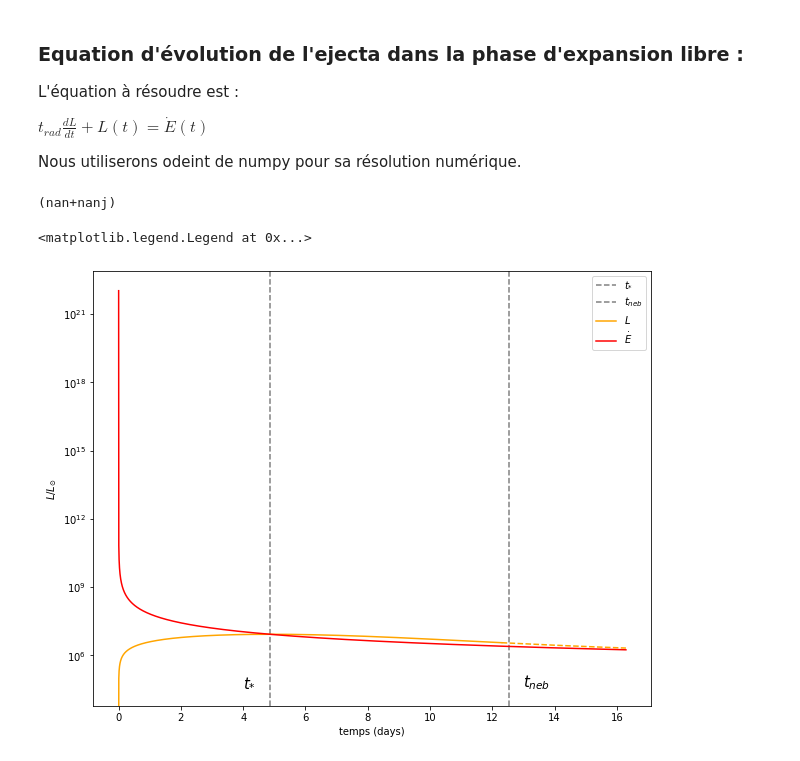
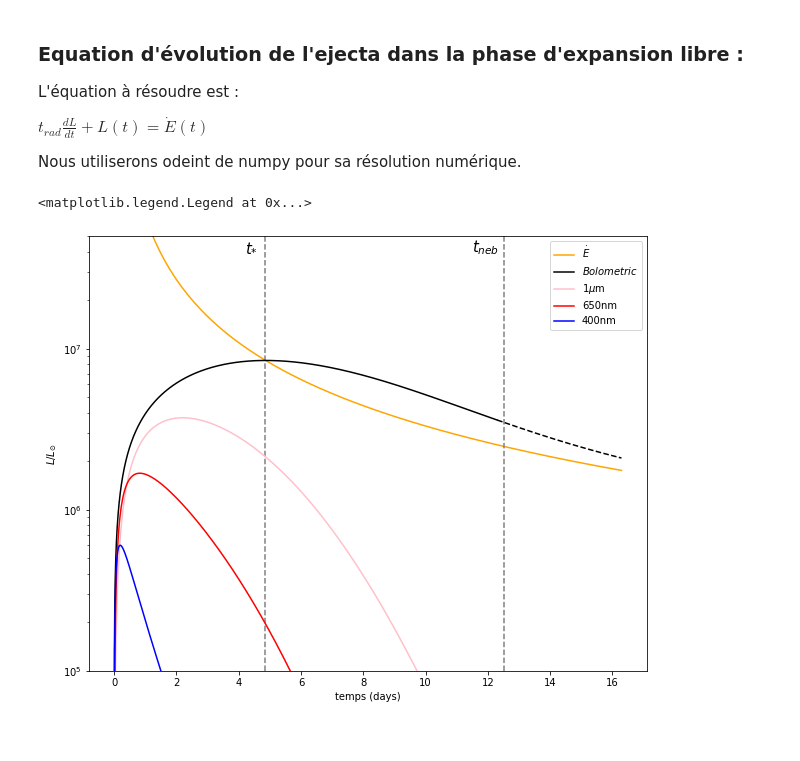
Before and after one commit to romainpch/PHY583, a Jupyter notebook: Astro.ipynb, the cells around one changed output. Drawn from its saved outputs; the diff is of its cells as text; code cells hidden in the pictures.

```diff
--- a/Astro.ipynb
+++ b/Astro.ipynb
@@ -115,19 +117,6 @@ def model(L,t) :
 t = np.linspace(1.e-6, 1.3*int(t_neb), num=10000)
 L0 = 0
 L = odeint(model, L0, t)
-# %%
-#Expression analytique pour L
-#Ne marche pas ?
-
-def L_analytique(t) :
-    a = pow(t_star,2)
-    b = A*M_ej/a
-    c = alpha-1
-    return a*b*pow(2,1/(2*(-c-1)))*exp(-pow(t,2)/(2*a))*pow(t,-c-1)*pow(-pow(t,2)/a,(c+1)/2)*sc.gammainc((1-c)/2,-pow(t,2)/(2*a))
-
-print(L_analytique(20000))
-# %% [output]
-(nan+nanj)
 # %%
 #Expression de l'intensité spécifique (dans un modèle de corps noir)
 
@@ -140,25 +129,41 @@ def B(nu,Ts_list):
     return res
-# %%
-Nlim = 7550
-
-plt.figure(figsize=[10,8])
-plt.yscale('log')
-plt.xlabel('temps (days)')
-plt.ylabel('$L/L_{\odot }$')
-plt.axvline(x=s2day(t_star),color='gray',linestyle='--',label='$t_{*}$')
-plt.axvline(x=s2day(t_neb),color='gray',linestyle='--',label='$t_{neb}$')
-plt.plot(s2day(t[:Nlim]),L[:Nlim]/L_sun,color='orange', label='$L$')
-
-plt.plot(s2day(t[Nlim:]),L[Nlim:]/L_sun,linestyle='--',color='orange')
-plt.text(int(s2day(t_star)),4.e+4,'$t_{*}$',fontsize=15)
-plt.text(int(s2day(t_neb)) + 1,4.e+4,'$t_{neb}$',fontsize=15)
-
-plt.plot(s2day(t), E_dot(t)/L_sun, color='red', label='$\dot{E}$')
-#plt.plot(s2day(t), [L_analytique(ti)/L_sun for ti in t], color='red', label='L analytique')
-plt.legend(loc="upper right")
-# %% [output]
-<matplotlib.legend.Legend at 0x...>
-[figure, removed]
+# %%
+Nlim = 7550
+
+plt.figure(figsize=[10,8])
+plt.yscale('log')
+plt.ylim(1.e5,5.e7)
+plt.xlabel('temps (days)')
+plt.ylabel('$L/L_{\odot }$')
+
+#Plot de E point
+plt.plot(s2day(t), E_dot(t)/L_sun, color='orange', label='$\dot{E}$')
+#Ajout des lignes pointillées pour t_star et t_neb
+plt.axvline(x=s2day(t_star),color='gray',linestyle='--')
+plt.axvline(x=s2day(t_neb),color='gray',linestyle='--')
+#Ajout legende pour t_star et t_neb
+plt.text(int(s2day(t_star))+0.2,4.e7,'$t_{*}$',fontsize=15)
+plt.text(int(s2day(t_neb)) -0.5,4.e7,'$t_{neb}$',fontsize=15)
+
+#Plot Luminosité bolométrique
+plt.plot(s2day(t[:Nlim]),L[:Nlim]/L_sun,color='black', label='$Bolometric$')
+plt.plot(s2day(t[Nlim:]),L[Nlim:]/L_sun,linestyle='--',color='black')
+
+#Plot Luminosité Spécifiques
+lambda_Lspecifique = [1000.e-9, 650.e-9, 400.e-9]
+color_Lspecifique = ['pink', 'red', 'blue']
+label_Lspecifique = ['1$\mu$m', '650nm', '400nm']
+for i in range (len(lambda_Lspecifique)) :
+    lambd = lambda_Lspecifique[i]
+    nu = c/lambd
+    Bnu = np.array(B(nu,Ts_list(t)[1:]))
+    L_specifique = np.array([4*pow(pi,2)*pow(R(t[k+1]),2)*Bnu[k] for k in range(len(t)-1)])
+    plt.plot(s2day(t[:Nlim]),nu*L_specifique[:Nlim]/L_sun,color=color_Lspecifique[i], label = label_Lspecifique[i])
+
+plt.legend(loc="upper right")
+# %% [output]
+<matplotlib.legend.Legend at 0x...>
+[figure, added]
 # %%
 plt.figure(figsize=[10,8])
 T = T_list(t)
```
Also changed, not shown: parts of 6 cells of this notebook.
